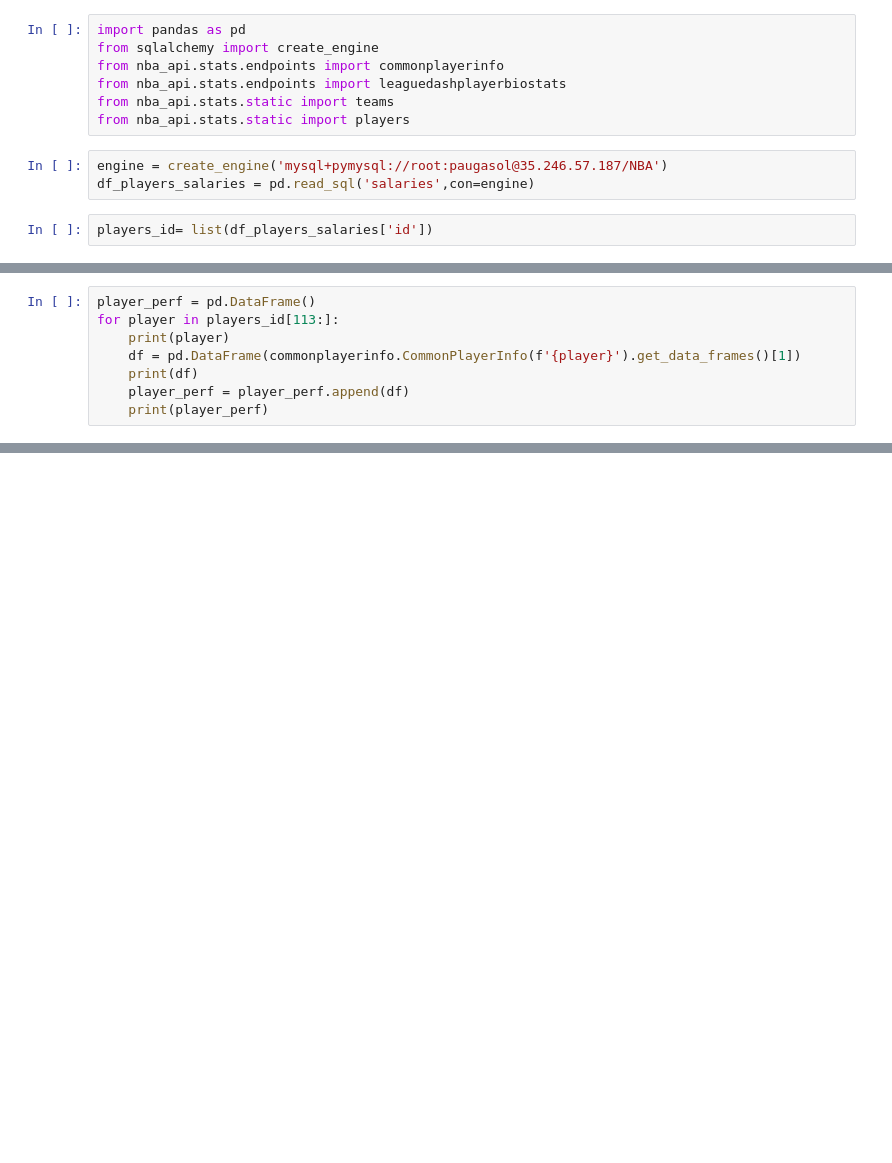
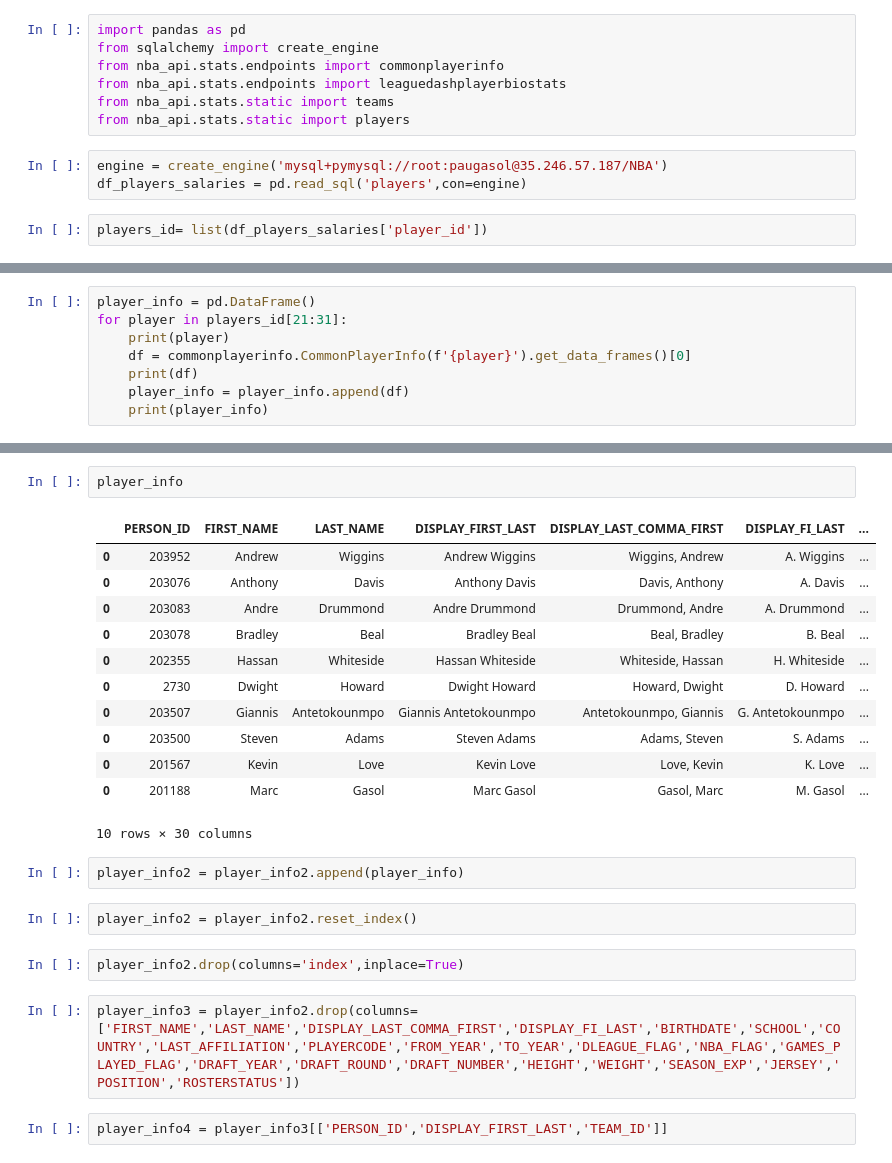
Before and after one commit to adriaferrer/Project3, a Jupyter notebook: Players_info.ipynb, the cells around one changed output, grey strips where cells are left out. Drawn from its saved outputs; the diff is of its cells as text; blank space fills up the shorter version.

```diff
--- a/Players_info.ipynb
+++ b/Players_info.ipynb
@@ -7,6 +7,6 @@ from nba_api.stats.static import teams
 from nba_api.stats.static import players
 # %%
 engine = create_engine('mysql+pymysql://root:paugasol@35.246.57.187/NBA')
-df_players_salaries = pd.read_sql('salaries',con=engine)
+df_players_salaries = pd.read_sql('players',con=engine)
 # %%
-players_id= list(df_players_salaries['id'])
+players_id= list(df_players_salaries['player_id'])
@@ -17,9 +23,9 @@ players_id[113:120]
 # %%
-player_perf = pd.DataFrame()
-for player in players_id[113:]:
+player_info = pd.DataFrame()
+for player in players_id[21:31]:
     print(player)
-    df = pd.DataFrame(commonplayerinfo.CommonPlayerInfo(f'{player}').get_data_frames()[1])
+    df = commonplayerinfo.CommonPlayerInfo(f'{player}').get_data_frames()[0]
     print(df)
-    player_perf = player_perf.append(df)
-    print(player_perf)
+    player_info = player_info.append(df)
+    print(player_info)
 # %% [output]
@@ -65,0 +49,25 @@ To retain the current behavior and silence the warning, pass 'sort=True'.
+# %%
+player_info
+# %% [output]
+|  | PERSON_ID | FIRST_NAME | LAST_NAME | DISPLAY_FIRST_LAST | DISPLAY_LAST_COMMA_FIRST | DISPLAY_FI_LAST | ... |
+| 0 | 203952 | Andrew | Wiggins | Andrew Wiggins | Wiggins, Andrew | A. Wiggins | ... |
+| 0 | 203076 | Anthony | Davis | Anthony Davis | Davis, Anthony | A. Davis | ... |
+| 0 | 203083 | Andre | Drummond | Andre Drummond | Drummond, Andre | A. Drummond | ... |
+| 0 | 203078 | Bradley | Beal | Bradley Beal | Beal, Bradley | B. Beal | ... |
+| 0 | 202355 | Hassan | Whiteside | Hassan Whiteside | Whiteside, Hassan | H. Whiteside | ... |
+| 0 | 2730 | Dwight | Howard | Dwight Howard | Howard, Dwight | D. Howard | ... |
+| 0 | 203507 | Giannis | Antetokounmpo | Giannis Antetokounmpo | Antetokounmpo, Giannis | G. Antetokounmpo | ... |
+| 0 | 203500 | Steven | Adams | Steven Adams | Adams, Steven | S. Adams | ... |
+| 0 | 201567 | Kevin | Love | Kevin Love | Love, Kevin | K. Love | ... |
+| 0 | 201188 | Marc | Gasol | Marc Gasol | Gasol, Marc | M. Gasol | ... |
+10 rows × 30 columns
+# %%
+player_info2 = player_info2.append(player_info)
+# %%
+player_info2 = player_info2.reset_index()
+# %%
+player_info2.drop(columns='index',inplace=True)
+# %%
+player_info3 = player_info2.drop(columns=['FIRST_NAME','LAST_NAME','DISPLAY_LAST_COMMA_FIRST','DISPLAY_FI_LAST','BIRTHDATE','SCHOOL','COUNTRY','LAST_AFFILIATION','PLAYERCODE','FROM_YEAR','TO_YEAR','DLEAGUE_FLAG','NBA_FLAG','GAMES_PLAYED_FLAG','DRAFT_YEAR','DRAFT_ROUND','DRAFT_NUMBER','HEIGHT','WEIGHT','SEASON_EXP','JERSEY','POSITION','ROSTERSTATUS'])
+# %%
+player_info4 = player_info3[['PERSON_ID','DISPLAY_FIRST_LAST','TEAM_ID']]
```
Also changed, not shown: parts of 17 cells of this notebook.
